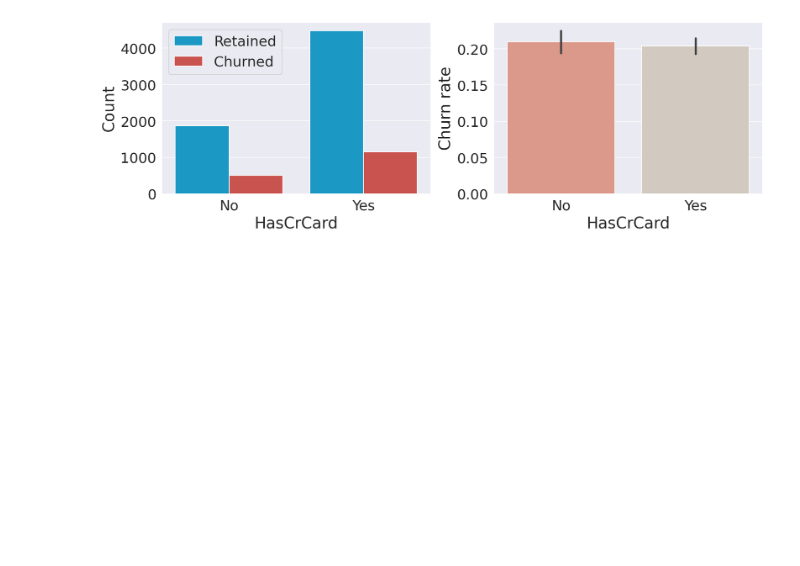
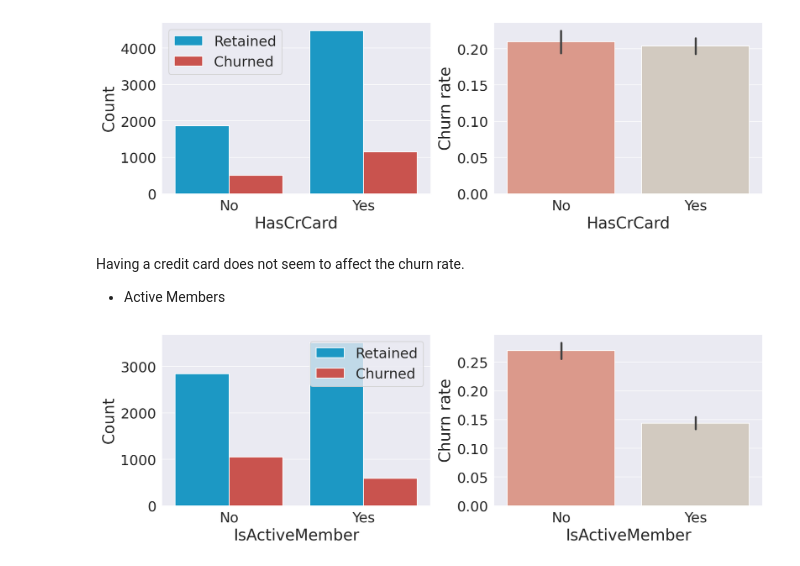
Before and after one commit to EnteringtheQuantumRealm/Classification, a Jupyter notebook: Bank_Predicting_Customer_Churn.ipynb, the cells around one changed output. Drawn from its saved outputs; the diff is of its cells as text; code cells hidden in the pictures; blank space fills up the shorter version.

```diff
--- a/Bank_Predicting_Customer_Churn.ipynb
+++ b/Bank_Predicting_Customer_Churn.ipynb
@@ -608,3 +608,11 @@ Interestingly, having 3 or 4 products significantly increases the likelihood of
 plot_categorical('HasCrCard')
 # %% [output]
 [figure]
+# %% [markdown]
+Having a credit card does not seem to affect the churn rate.
+
+* Active Members
+# %%
+plot_categorical('IsActiveMember')
+# %% [output]
+[figure, added]
```
Also changed, not shown: parts of 11 cells of this notebook.
